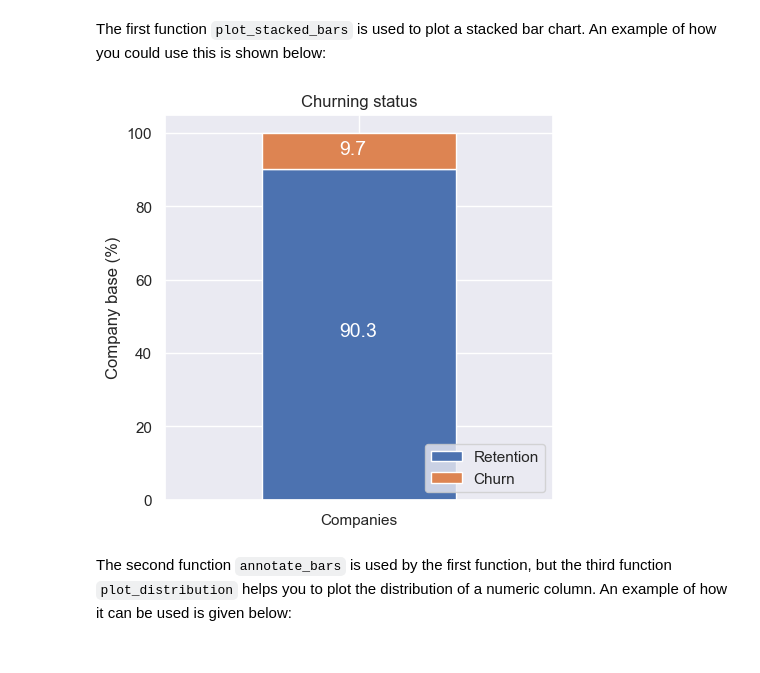
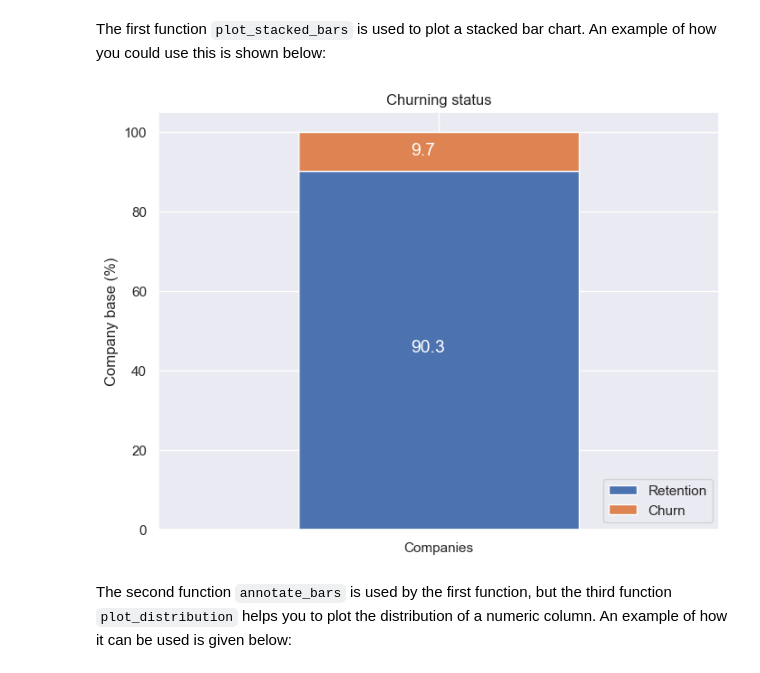
Before and after one commit to abuhmhai/BCGX-Intern, a Jupyter notebook: Task 2 EDA/Task 2 - Exploratory Data Analysis_starter.ipynb, the cells around one changed output. Drawn from its saved outputs; the diff is of its cells as text; code cells hidden in the pictures.

```diff
--- a/Task 2 EDA/Task 2 - Exploratory Data Analysis_starter.ipynb
+++ b/Task 2 EDA/Task 2 - Exploratory Data Analysis_starter.ipynb
@@ -251,11 +251,11 @@ The first function `plot_stacked_bars` is used to plot a stacked bar chart. An e
 # %%
 churn = client_df[['id', 'churn']]
 churn.columns = ['Companies', 'churn']
 churn_total = churn.groupby(churn['churn']).count()
 churn_percentage = churn_total / churn_total.sum() * 100
-plot_stacked_bars(churn_percentage.transpose(), "Churning status", (5, 5), legend_="lower right")
+plot_stacked_bars(churn_percentage.transpose(), "Churning status", (8, 6), legend_="lower right")
 # %% [output]
-[figure, old version]
+[figure, new version]
 # %% [markdown]
 The second function `annotate_bars` is used by the first function, but the third function `plot_distribution` helps you to plot the distribution of a numeric column. An example of how it can be used is given below:
 # %%
```
